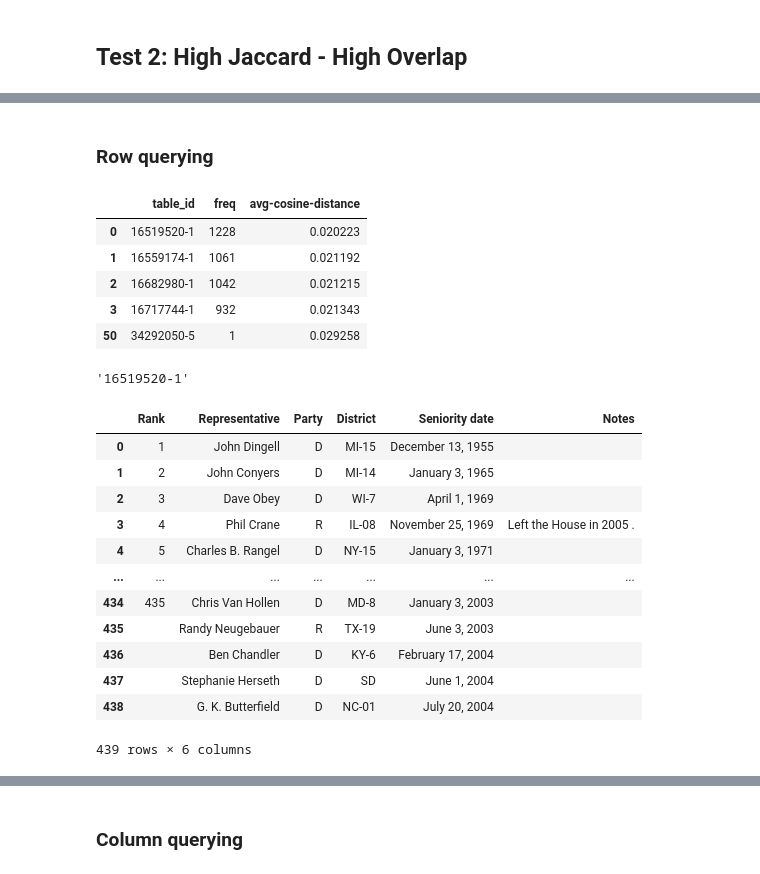
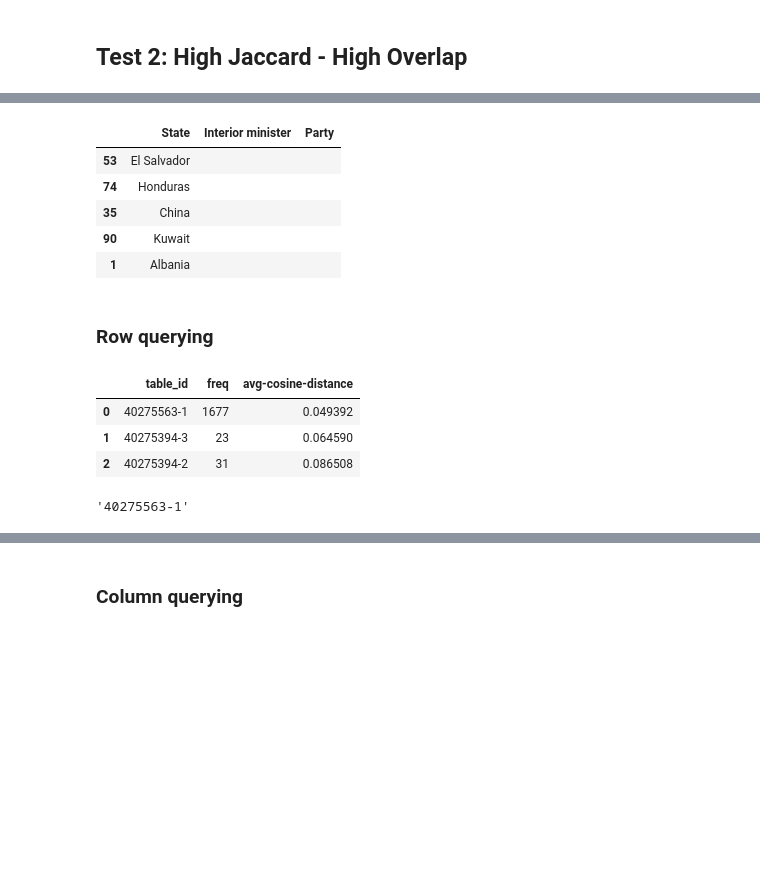
Before and after one commit to nanni00/datalake-table-finder, a Jupyter notebook: src/notebooks/chromadb/query/analysis_query_wlabel_freq_avgdist.ipynb, the cells around one changed output, grey strips where cells are left out. Saved outputs shown, nothing was run; the diff lists cells and outputs as text; code cells hidden in the pictures; blank space fills up the shorter version.

```diff
--- a/src/notebooks/chromadb/query/analysis_query_frequency_similaritymean.ipynb
+++ b/src/notebooks/chromadb/query/analysis_query_wlabel_freq_avgdist.ipynb
@@ -247,3 +285,12 @@ s_table.head()
+# %%
+s_table.sample(5)
+# %% [output]
+|  | State | Interior minister | Party |
+| 53 | El Salvador |  |  |
+| 74 | Honduras |  |  |
+| 35 | China |  |  |
+| 90 | Kuwait |  |  |
+| 1 | Albania |  |  |
 # %% [markdown]
 ### Row querying
 # %%
@@ -261,35 +308,17 @@ for i, res_metadatas in enumerate(res['metadatas']):
 # %%
 row_freq_avgcos_df = pd.DataFrame(
     list(map(lambda t: (t[0], len(t[1]), sum(t[1])/len(t[1])), row_tid_freq_simlist.items())), columns=['table_id', 'freq', 'avg-cosine-distance']
     )
 row_freq_avgcos_df.sort_values(by=['avg-cosine-distance', 'freq'], ascending=[True, False], inplace=True)
-row_freq_avgcos_df.head()
+row_freq_avgcos_df = row_freq_avgcos_df[row_freq_avgcos_df['freq'] > 1]
+row_freq_avgcos_df.head(10)
 # %% [output]
 |  | table_id | freq | avg-cosine-distance |
-| 0 | 16519520-1 | 1228 | 0.020223 |
-| 1 | 16559174-1 | 1061 | 0.021192 |
-| 2 | 16682980-1 | 1042 | 0.021215 |
-| 3 | 16717744-1 | 932 | 0.021343 |
-| 50 | 34292050-5 | 1 | 0.029258 |
+| 0 | 40275563-1 | 1677 | 0.049392 |
+| 1 | 40275394-3 | 23 | 0.064590 |
+| 2 | 40275394-2 | 31 | 0.086508 |
-# %%
-s_id
-# %% [output]
-'16519520-1'
 # %%
 s_id_idx = 0
+s_id
+# %% [output]
+'40275563-1'
-# %%
-sloth_tables[row_freq_avgcos_df.loc[s_id_idx, 'table_id']]
-# %% [output]
-|  | Rank | Representative | Party | District | Seniority date | Notes |
-| 0 | 1 | John Dingell | D | MI-15 | December 13, 1955 |  |
-| 1 | 2 | John Conyers | D | MI-14 | January 3, 1965 |  |
-| 2 | 3 | Dave Obey | D | WI-7 | April 1, 1969 |  |
-| 3 | 4 | Phil Crane | R | IL-08 | November 25, 1969 | Left the House in 2005 . |
-| 4 | 5 | Charles B. Rangel | D | NY-15 | January 3, 1971 |  |
-| ... | ... | ... | ... | ... | ... | ... |
-| 434 | 435 | Chris Van Hollen | D | MD-8 | January 3, 2003 |  |
-| 435 |  | Randy Neugebauer | R | TX-19 | June 3, 2003 |  |
-| 436 |  | Ben Chandler | D | KY-6 | February 17, 2004 |  |
-| 437 |  | Stephanie Herseth | D | SD | June 1, 2004 |  |
-| 438 |  | G. K. Butterfield | D | NC-01 | July 20, 2004 |  |
-439 rows × 6 columns
```
Also changed, not shown: parts of 23 cells of this notebook, 5 other files.
